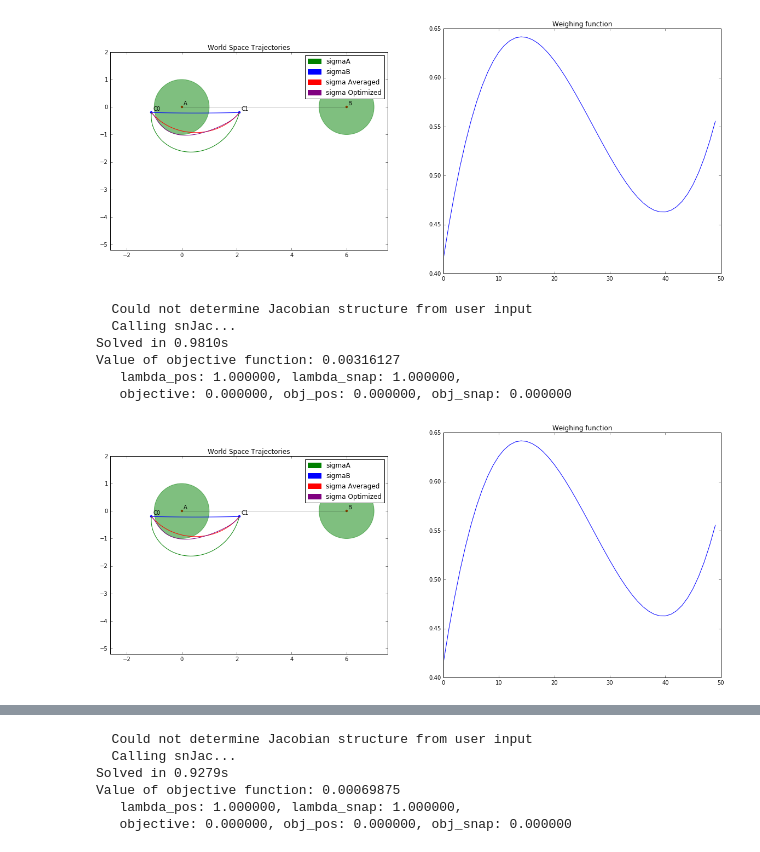
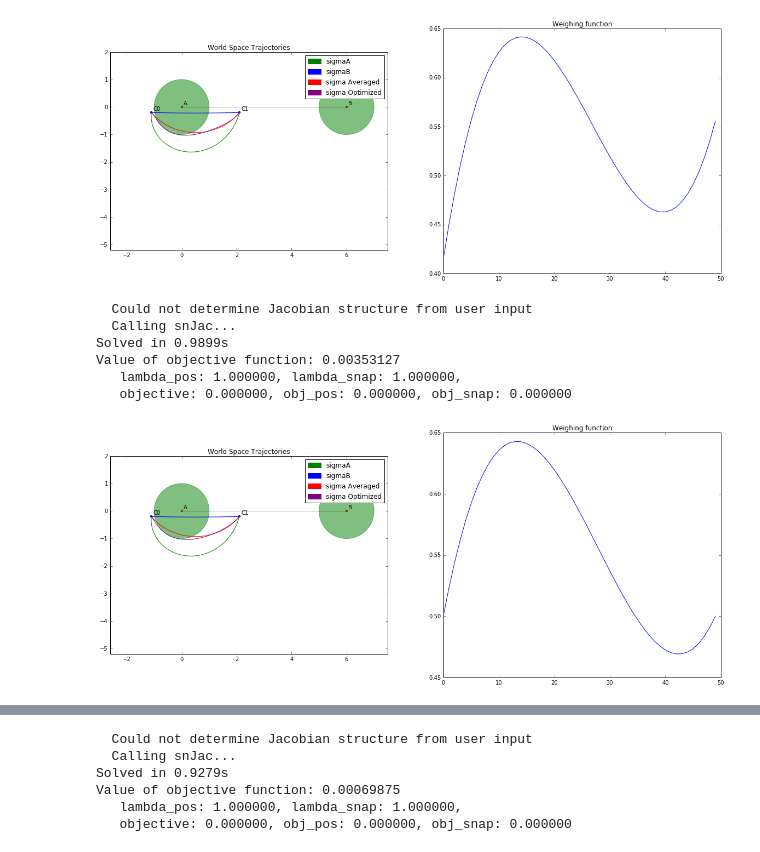
Before and after one commit to njoubert/spooky, a Jupyter notebook: experiments/ipython/15 - NJ - Optimizing all constraints and objectives of the blending function for two spherically interpolated trajectories.ipynb, the cells around one changed output, grey strips where cells are left out. Cells and saved outputs as stored; diff of their text form; code cells hidden in the pictures.

```diff
--- a/experiments/ipython/15 - NJ - Optimizing all constraints and objectives of the blending function for two spherically interpolated trajectories.ipynb
+++ b/experiments/ipython/15 - NJ - Optimizing all constraints and objectives of the blending function for two spherically interpolated trajectories.ipynb
@@ -435,7 +434,7 @@ create_blended_trajectory(personA, personB, C0, C1, min_dist,blendOptimizer_sill
 
 # This assumes a sigmaA and sigmaB variable, as well as an personA and personB, exists.
 
-def test4_optimize_blending_function(sigmaA, sigmaB, personA, personB, min_distA, min_distB):
+def test4_optimize_blending_function(sigmaA, sigmaB, personA, personB, min_distA, min_distB, constrain_at_endpoints=False):
     # Some important parameters here
     nsamples = 50
     ndims    = 6
@@ -482,6 +481,9 @@ def test4_optimize_blending_function(sigmaA, sigmaB, personA, personB, min_distA
     low_xdot3 = np.array([ -inf]*nsamples)
     low_xdot4 = np.array([ -inf]*nsamples)
     low_v     = np.array([ -xdot5_limit]*nsamples) # Bound control variable arbitrarily
+    if constrain_at_endpoints:
+        low_x[0] = 0.5
+        low_x[nsamples-1] = 0.5
     xlow = np.matrix(np.c_[low_x,low_xdot1,low_xdot2,low_xdot3,low_xdot4,low_v]).A1 # Interleave [x[0],xdot1[0],xdot2[0]...]
 
     upp_x     = np.array([ 1.0] *nsamples) # X must be greater or equal to 0
@@ -490,6 +492,9 @@ def test4_optimize_blending_function(sigmaA, sigmaB, personA, personB, min_distA
     upp_xdot3 = np.array([ inf]*nsamples)
     upp_xdot4 = np.array([ inf]*nsamples)
     upp_v     = np.array([ xdot5_limit]*nsamples) # Bound control variable arbitrarily
+    if constrain_at_endpoints:
+        upp_x[0] = 0.5
+        upp_x[nsamples-1] = 0.5
     xupp = np.matrix(np.c_[upp_x,upp_xdot1,upp_xdot2,upp_xdot3,upp_xdot4,upp_v]).A1 # Interleave [x[0],xdot1[0],xdot2[0]...]
 
     # 3. Set up the objective function
@@ -607,21 +612,37 @@ def test4_optimize_blending_function(sigmaA, sigmaB, personA, personB, min_distA
 
     xM = snopt.x.reshape(nsamples, ndims)
     return (xM, snopt)
-# %%
-def real_optimizer(u, sigma_i, sigma_j, i, j, min_dist_i, min_dist_j):
-
-    xM, snopt = test4_optimize_blending_function(sigma_i, sigma_j, i, j, min_dist_i, min_dist_j)
-    blend = xM[:,0]
-    sigmaBlended = (blend[:,np.newaxis]*sigma_i + (1-blend)[:,np.newaxis]*sigma_j)
-
-    return (blend, sigmaBlended)
-
-create_blended_trajectory(personA, personB, C0, C1, min_dist,real_optimizer)
-# %% [output]
-  Could not determine Jacobian structure from user input
-  Calling snJac...
-Solved in 0.9810s
-Value of objective function: 0.00316127
-   lambda_pos: 1.000000, lambda_snap: 1.000000,
-   objective: 0.000000, obj_pos: 0.000000, obj_snap: 0.000000
-[figure, removed]
+# %%
+
+min_dist = 1                    # let's set a minimum distance of 1m
+personA  = np.array([0,0,0])     # person A position
+personB  = np.array([6,0,0])     # person B position
+C0 = np.array([-1.1,-0.2,0])  # Starting camera position is *outside* of PA_1
+C1 = np.array([2.1,-0.2,0])    # Ending camera position
+
+
+def real_optimizer_unconstrained_at_endpoints(u, sigma_i, sigma_j, i, j, min_dist_i, min_dist_j):
+
+    xM, snopt = test4_optimize_blending_function(sigma_i, sigma_j, i, j, min_dist_i, min_dist_j, constrain_at_endpoints=False)
+    blend = xM[:,0]
+    sigmaBlended = (blend[:,np.newaxis]*sigma_i + (1-blend)[:,np.newaxis]*sigma_j)
+
+    return (blend, sigmaBlended)
+
+def real_optimizer_constrained_at_endpoints(u, sigma_i, sigma_j, i, j, min_dist_i, min_dist_j):
+
+    xM, snopt = test4_optimize_blending_function(sigma_i, sigma_j, i, j, min_dist_i, min_dist_j, constrain_at_endpoints=True)
+    blend = xM[:,0]
+    sigmaBlended = (blend[:,np.newaxis]*sigma_i + (1-blend)[:,np.newaxis]*sigma_j)
+
+    return (blend, sigmaBlended)
+
+create_blended_trajectory(personA, personB, C0, C1, min_dist,real_optimizer_constrained_at_endpoints)
+# %% [output]
+  Could not determine Jacobian structure from user input
+  Calling snJac...
+Solved in 0.9899s
+Value of objective function: 0.00353127
+   lambda_pos: 1.000000, lambda_snap: 1.000000,
+   objective: 0.000000, obj_pos: 0.000000, obj_snap: 0.000000
+[figure, added]
```
Also changed, not shown: parts of 5 cells of this notebook.
